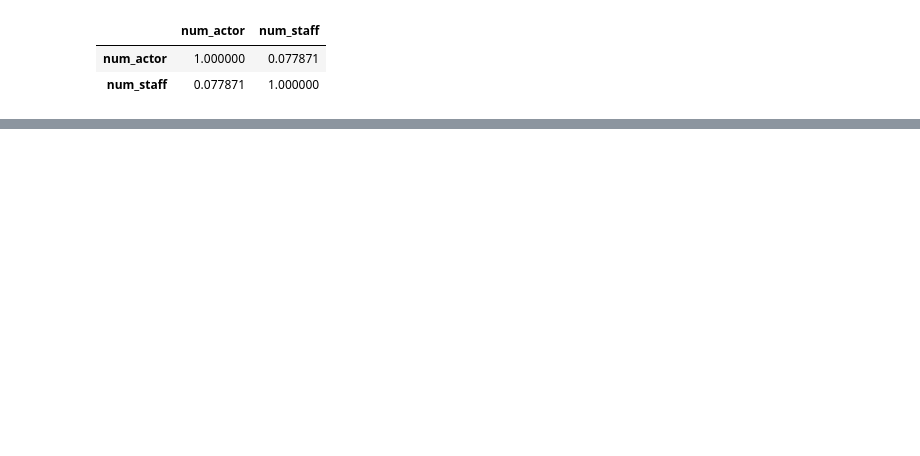
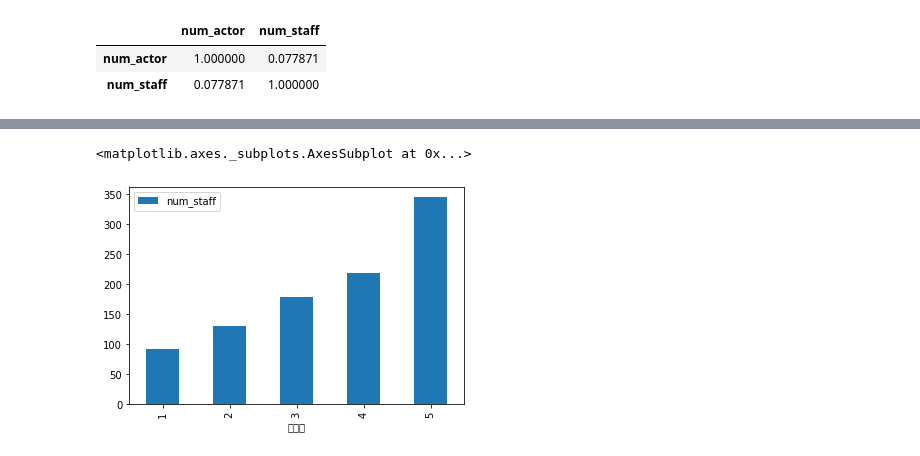
Before and after one commit to hyunseo318/ESAA_22-2, a Jupyter notebook: mini_project.ipynb, the cells around one changed output, grey strips where cells are left out. Cells and saved outputs as stored; diff of their text form; code cells hidden in the pictures; blank space fills up the shorter version.

```diff
--- a/mini_project.ipynb
+++ b/mini_project.ipynb
@@ -213,0 +216,14 @@ array(['조병옥', '우민호', '장철수', '구자홍', '신근호', '육상
+# %%
+#유명도 변수 생성
+train['유명도']=''
+for i in range(len(train)):
+  if train['dir_prev_bfnum'][i]==0:
+    train['유명도'][i]='1'
+  elif train['dir_prev_bfnum'][i]<100000:
+    train['유명도'][i]='2'
+  elif train['dir_prev_bfnum'][i]<500000:
+    train['유명도'][i]='3'
+  elif train['dir_prev_bfnum'][i]<1000000:
+    train['유명도'][i]='4'
+  else:
+    train['유명도'][i]='5'
@@ -213,0 +246,5 @@ array(['조병옥', '우민호', '장철수', '구자홍', '신근호', '육상
+# %%
+train[['num_staff']].groupby(train['유명도']).mean().plot(kind='bar')
+# %% [output]
+<matplotlib.axes._subplots.AxesSubplot at 0x...>
+[figure, added]
```
Also changed, not shown: parts of 11 cells of this notebook.
